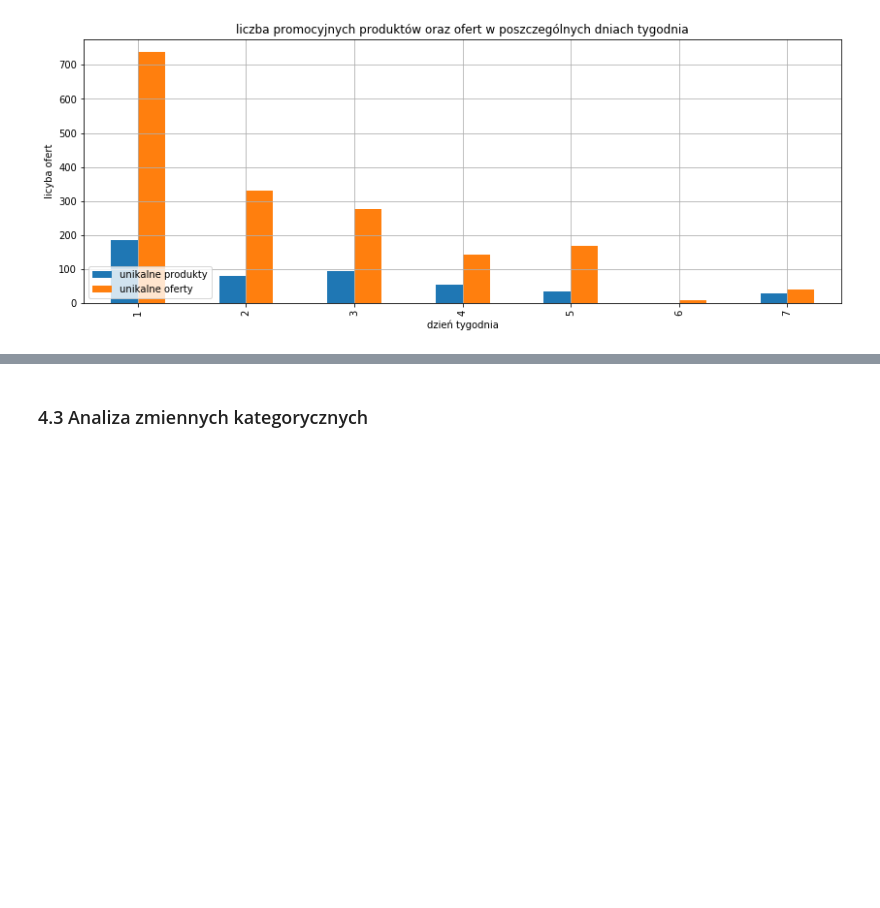
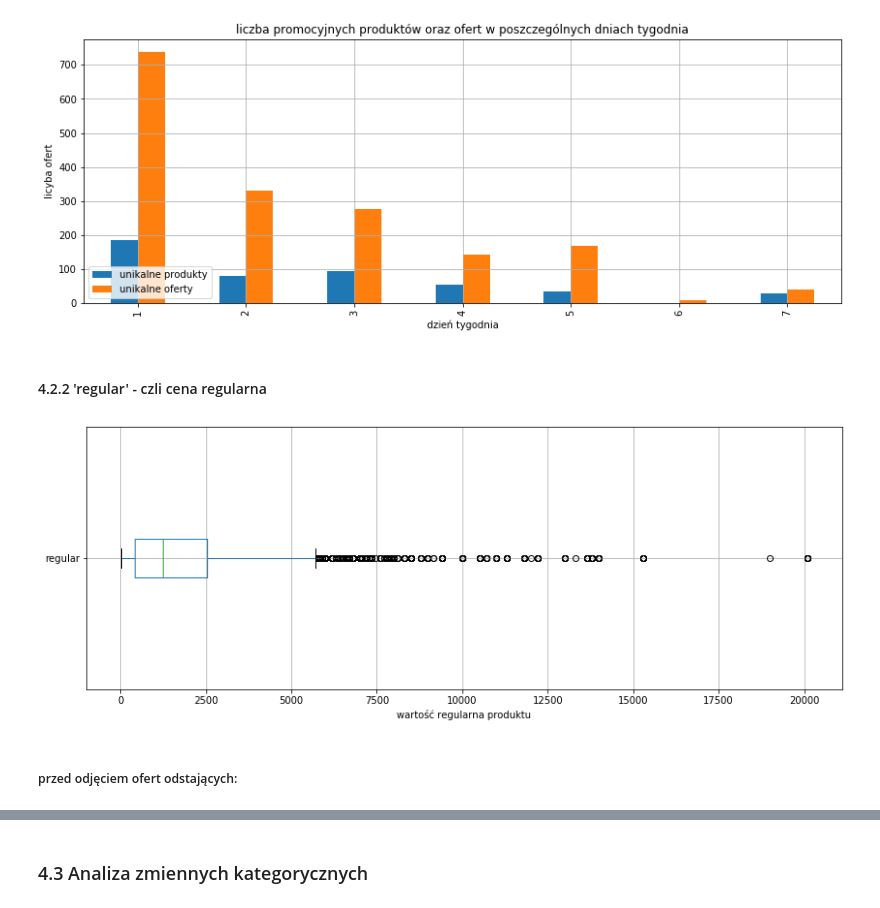
Before and after one commit to grzegorzpokorski/nocna-promocja-euro.com.pl, a Jupyter notebook: data_analysis.ipynb, the cells around one changed output, grey strips where cells are left out. Saved outputs shown, nothing was run; the diff lists cells and outputs as text; code cells hidden in the pictures; blank space fills up the shorter version.

```diff
--- a/data_analysis.ipynb
+++ b/data_analysis.ipynb
@@ -373,3 +369,13 @@ plt.grid()
 plt.show()
 # %% [output]
 [figure]
+# %% [markdown]
+#### 4.2.2 'regular' - czli cena regularna
+# %%
+df[['category','regular']].boxplot(vert=False, figsize=(14,5))
+plt.xlabel('wartość regularna produktu')
+plt.show()
+# %% [output]
+[figure, added]
+# %% [markdown]
+##### przed odjęciem ofert odstających:
```
Also changed, not shown: parts of 125 cells of this notebook.
